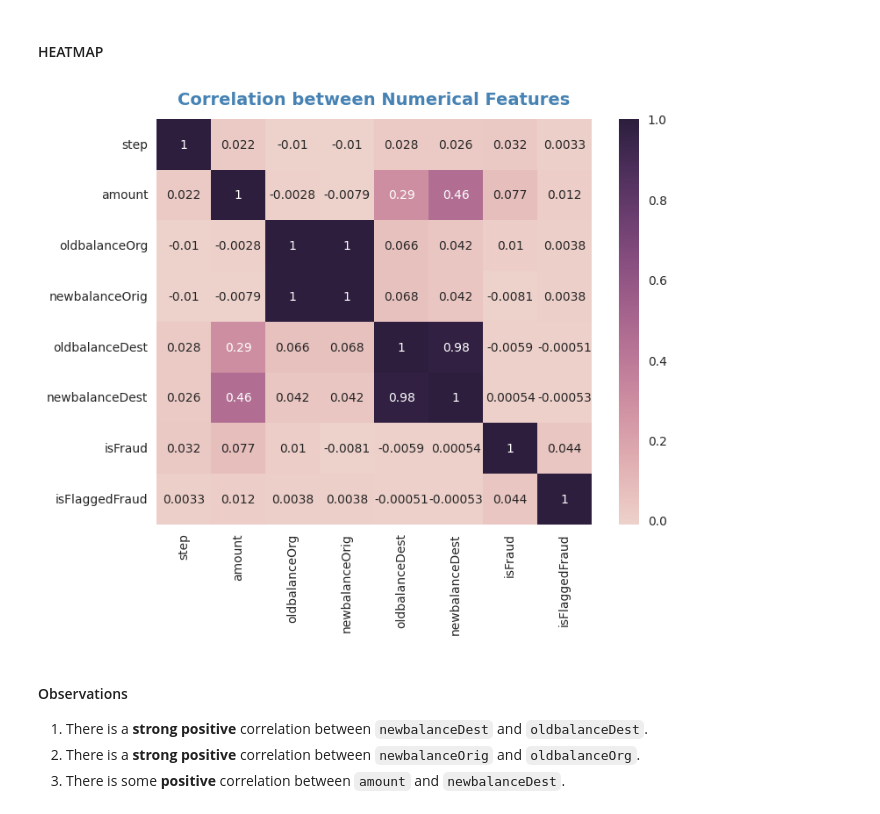
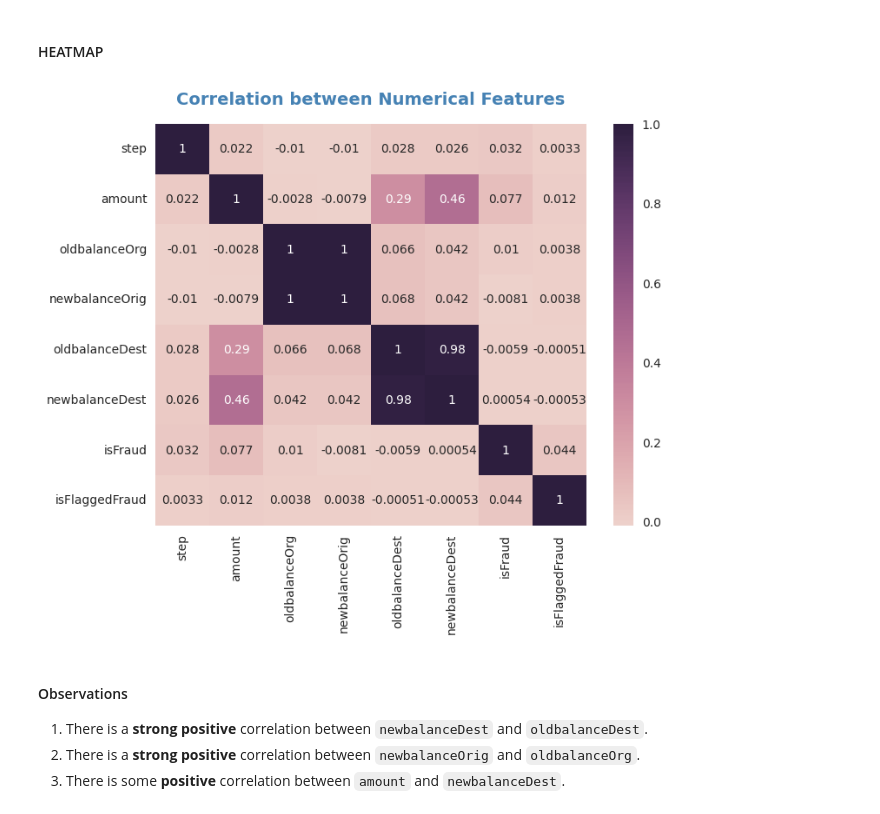
Before and after one commit to nirmit27/ds-and-ml, a Jupyter notebook: Models/transaction-fraud-predictor.ipynb, the cells around one changed output. Saved outputs shown, nothing was run; the diff lists cells and outputs as text; code cells hidden in the pictures.

```diff
--- a/Models/transaction-fraud-predictor.ipynb
+++ b/Models/transaction-fraud-predictor.ipynb
@@ -170,12 +170,12 @@ Checking the features for eliminating **multicollinearity** using **Variance Inf
 #### HEATMAP
 # %%
 plt.figure(figsize=(8, 6))
-plt.title("Correlation between Numerical Features", fontsize=14, fontweight='bold', color='steelblue', pad=12)
+plt.title("Correlation between Numerical Features", fontsize=14, fontweight='bold', color='steelblue', pad=16)
 
 sns.heatmap(df[num_cols].corr(), annot=True, cmap=sns.cubehelix_palette(as_cmap=True))
 plt.show()
 # %% [output]
-[figure, old version]
+[figure, new version]
 # %% [markdown]
 #### Observations
 1. There is a **strong positive** correlation between `newbalanceDest` and `oldbalanceDest`.
```
Also changed, not shown: parts of 1 cell of this notebook.
